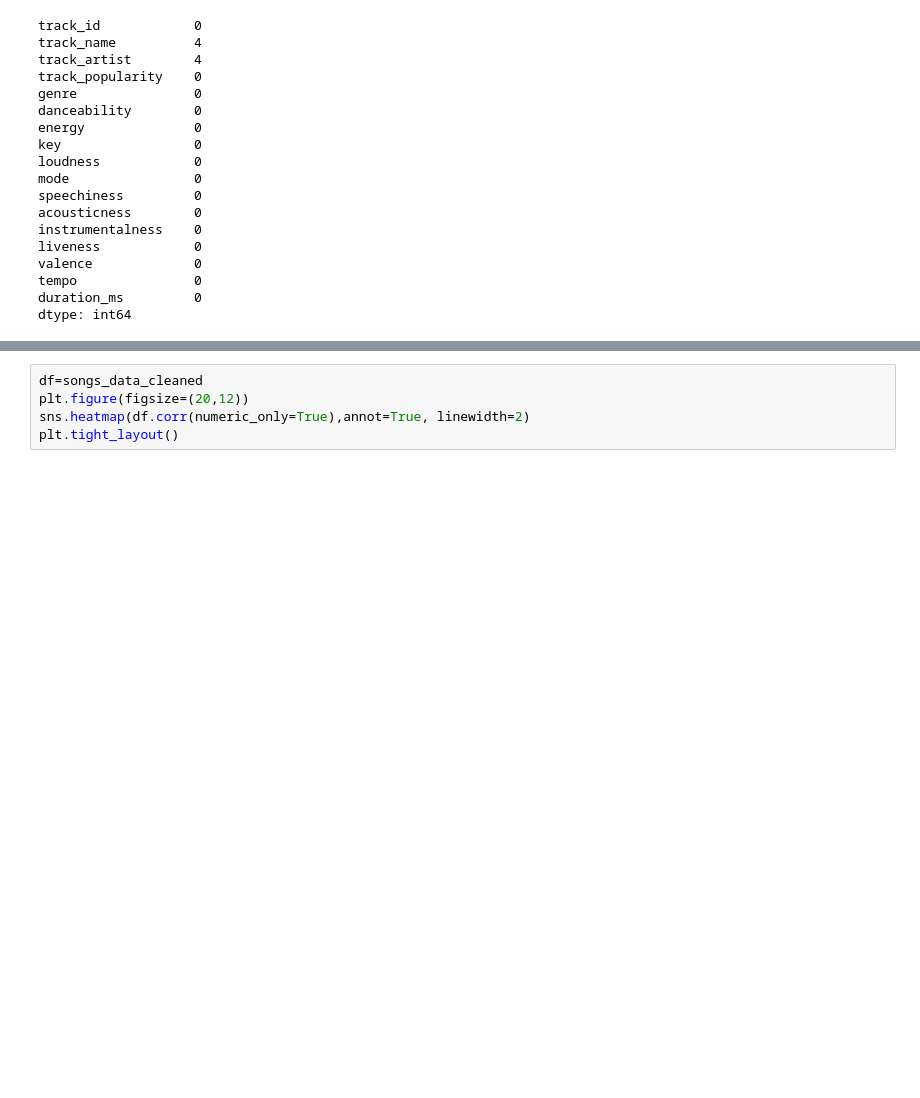
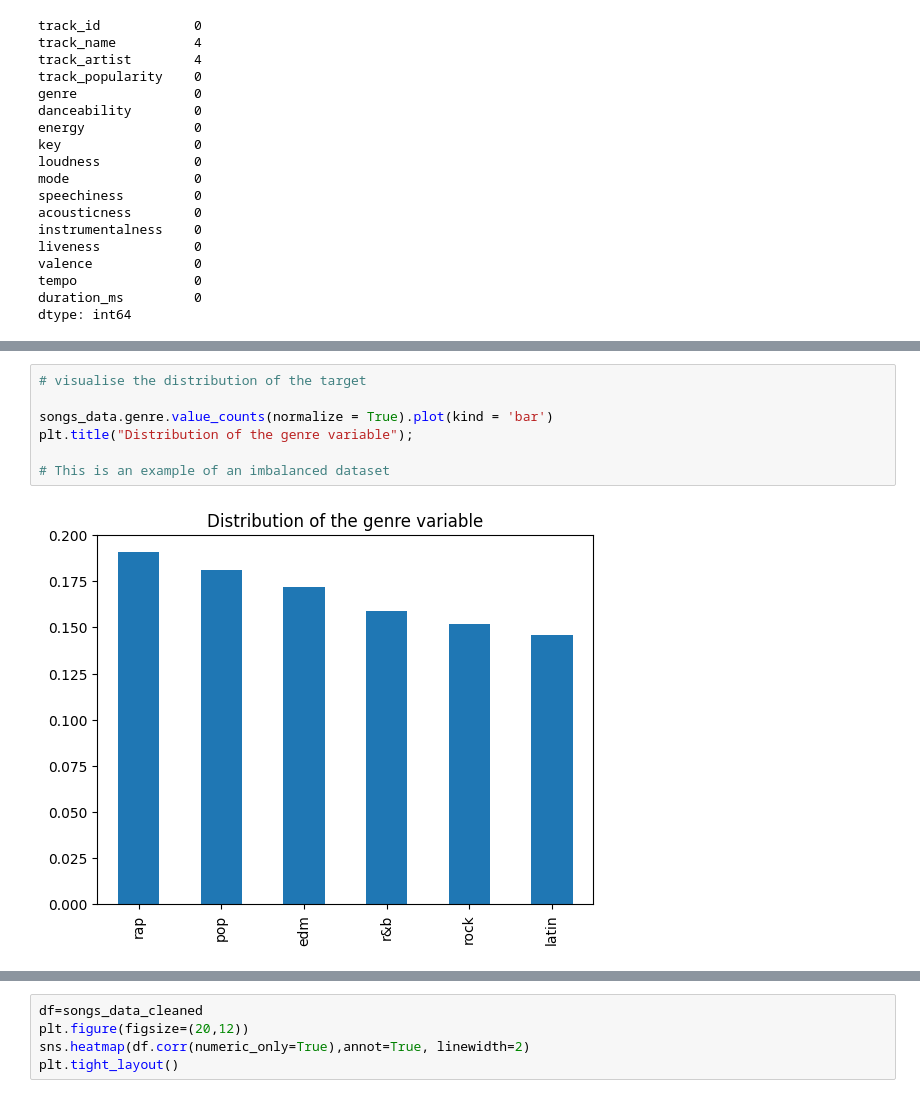
Before and after one commit to EricGoto/ML-GenreSongs, a Jupyter notebook: notebooks/songs_model.ipynb, the cells around one changed output, grey strips where cells are left out. Drawn from its saved outputs; the diff is of its cells as text; blank space fills up the shorter version.

```diff
--- a/notebooks/songs_model.ipynb
+++ b/notebooks/songs_model.ipynb
@@ -110,0 +166,9 @@ songs_data.describe()
+# %%
+# visualise the distribution of the target
+
+songs_data.genre.value_counts(normalize = True).plot(kind = 'bar')
+plt.title("Distribution of the genre variable");
+
+# This is an example of an imbalanced dataset
+# %% [output]
+[figure, added]
```
Also changed, not shown: parts of 71 cells of this notebook, 1 other file.
